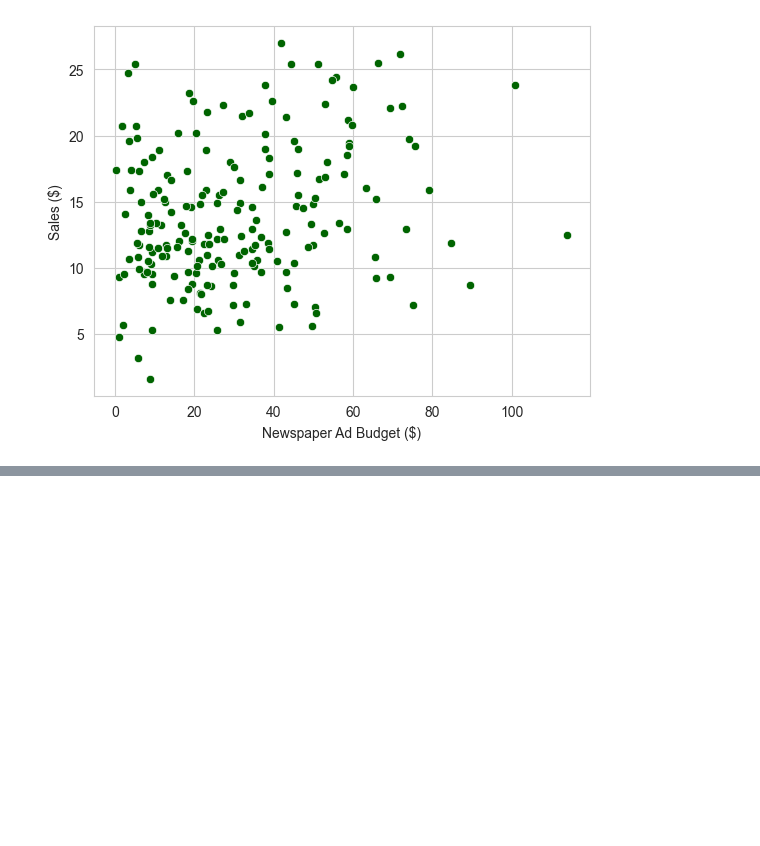
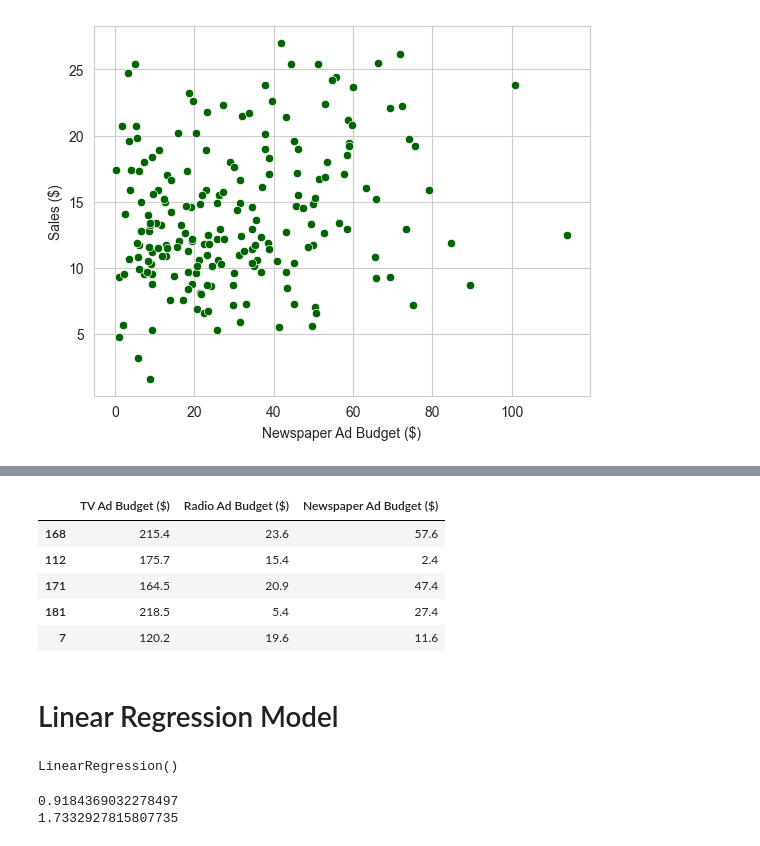
Before and after one commit to ayg15/advertising-sales, a Jupyter notebook: advertising_sales.ipynb, the cells around one changed output, grey strips where cells are left out. Drawn from its saved outputs; the diff is of its cells as text; code cells hidden in the pictures; blank space fills up the shorter version.

Commit message:
Linear regression model

```diff
--- a/advertising_sales.ipynb
+++ b/advertising_sales.ipynb
@@ -83,0 +100,23 @@ plt.show()
+# %%
+feature_cols = list(advertising_df.columns)
+feature_cols.remove("Sales ($)")
+X = advertising_df[feature_cols]
+y = advertising_df["Sales ($)"]
+# %%
+X_train, X_test, y_train, y_test = train_test_split(X, y, test_size=0.2, random_state=100)
+# %%
+X_train.head()
+# %% [output]
+|  | TV Ad Budget ($) | Radio Ad Budget ($) | Newspaper Ad Budget ($) |
+| 168 | 215.4 | 23.6 | 57.6 |
+| 112 | 175.7 | 15.4 | 2.4 |
+| 171 | 164.5 | 20.9 | 47.4 |
+| 181 | 218.5 | 5.4 | 27.4 |
+| 7 | 120.2 | 19.6 | 11.6 |
+# %% [markdown]
+# Linear Regression Model
+# %%
+lr_model = LinearRegression()
+lr_model.fit(X_train, y_train)
+# %% [output]
+LinearRegression()
@@ -83,0 +125,8 @@ plt.show()
+# %%
+r2_ = r2_score(y_test, y_preds)
+mse_ = mean_squared_error(y_test, y_preds)
+print(r2_)
+print(mse_)
+# %% [output]
+0.9184369032278497
+1.7332927815807735
```
Also changed, not shown: parts of 4 cells of this notebook.
